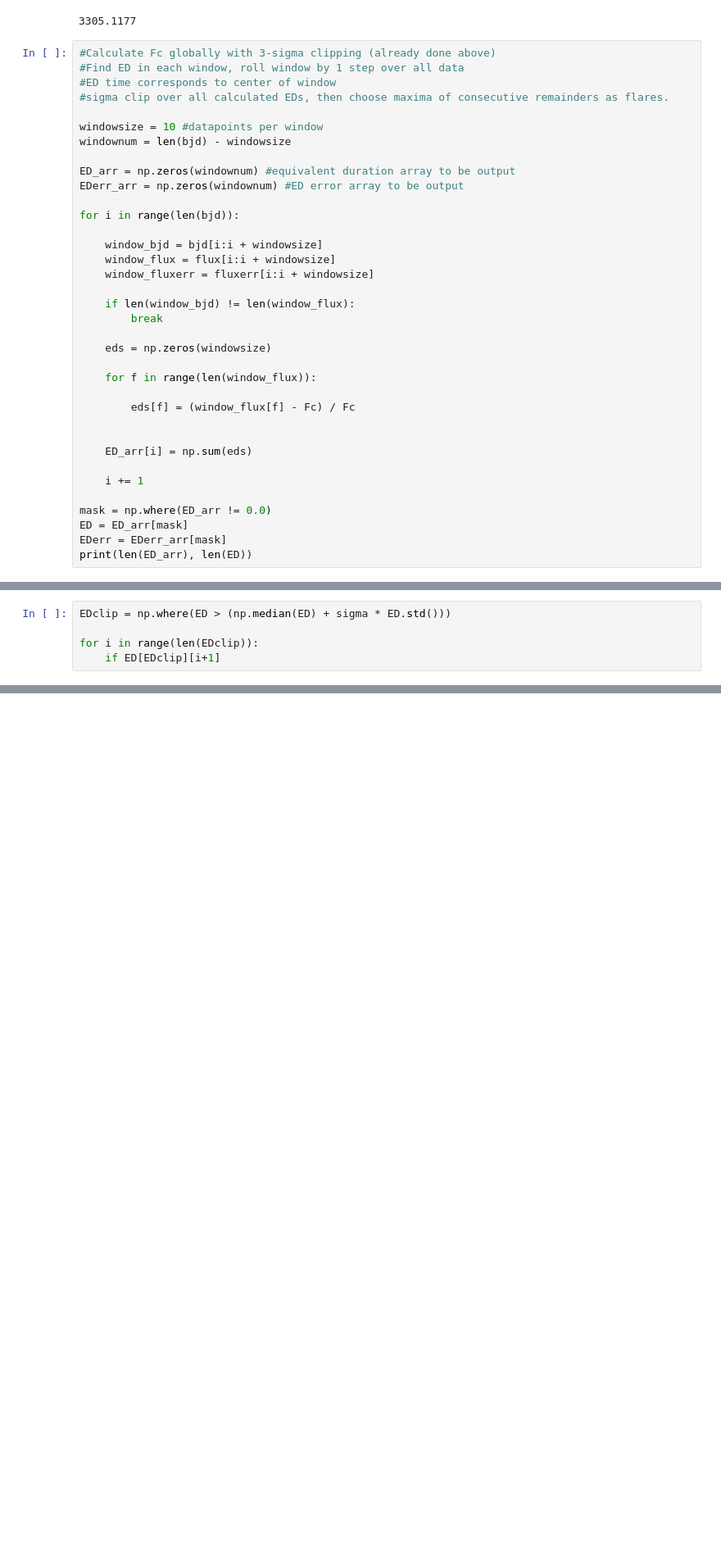
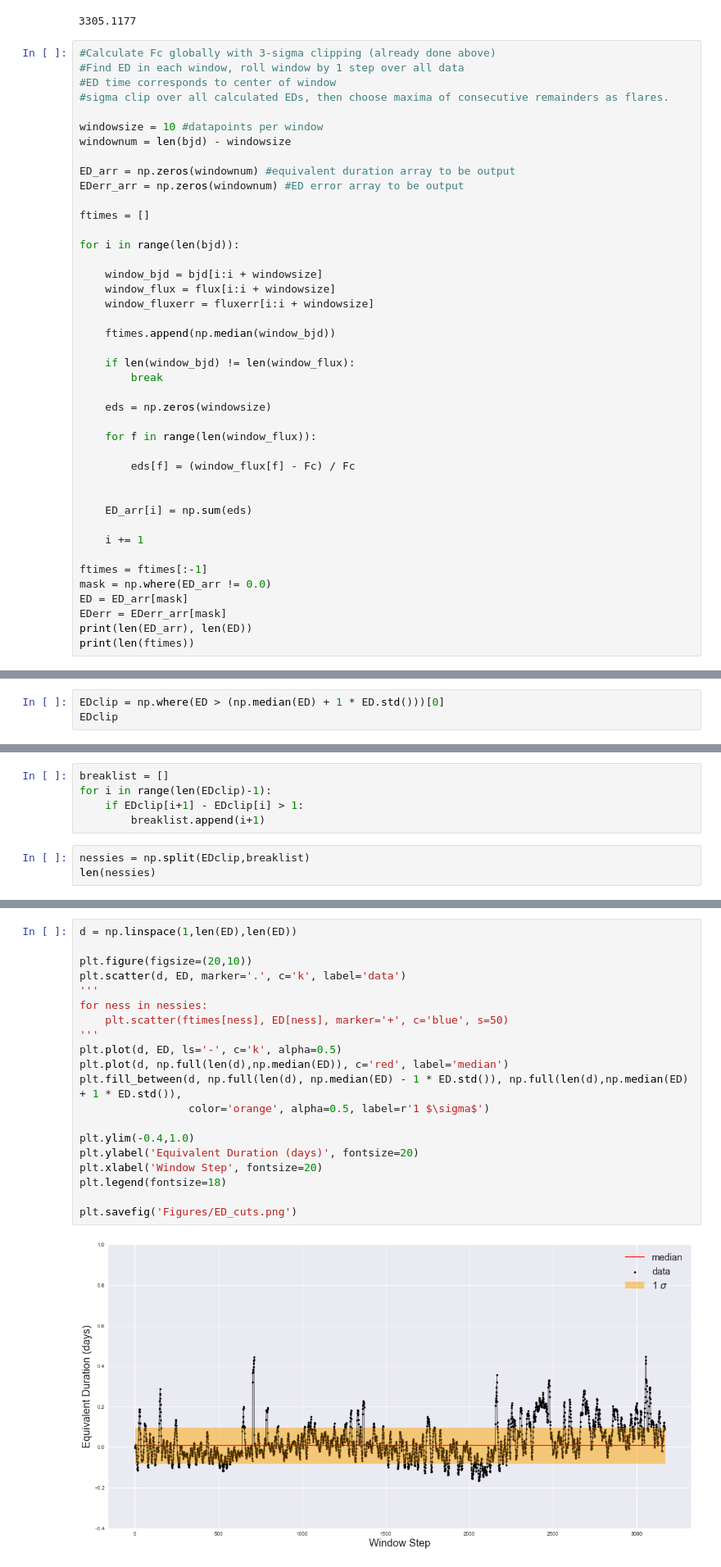
Before and after one commit to RileyWClarke/BiancoGroup, a Jupyter notebook: BiancoSummer2019.ipynb, the cells around one changed output, grey strips where cells are left out. Shown at 82% size. Saved outputs shown, nothing was run; the diff lists cells and outputs as text; blank space fills up the shorter version.

```diff
--- a/BiancoSummer2019.ipynb
+++ b/BiancoSummer2019.ipynb
@@ -1009,11 +1014,15 @@ windownum = len(bjd) - windowsize
 ED_arr = np.zeros(windownum) #equivalent duration array to be output
 EDerr_arr = np.zeros(windownum) #ED error array to be output
 
+ftimes = []
+
 for i in range(len(bjd)):
 
     window_bjd = bjd[i:i + windowsize]
     window_flux = flux[i:i + windowsize]
     window_fluxerr = fluxerr[i:i + windowsize]
+
+    ftimes.append(np.median(window_bjd))
 
     if len(window_bjd) != len(window_flux):
         break
@@ -1029,9 +1038,11 @@ for i in range(len(bjd)):
 
     i += 1
 
+ftimes = ftimes[:-1]
 mask = np.where(ED_arr != 0.0)
 ED = ED_arr[mask]
 EDerr = EDerr_arr[mask]
 print(len(ED_arr), len(ED))
+print(len(ftimes))
 # %% [output]
 3369 3168
@@ -1055,8 +1068,6 @@ plt.savefig('Figures/ED_cuts.png')
 # %% [output]
 [figure]
 # %%
-EDclip = np.where(ED > (np.median(ED) + sigma * ED.std()))
-
-for i in range(len(EDclip)):
-    if ED[EDclip][i+1]
+EDclip = np.where(ED > (np.median(ED) + 1 * ED.std()))[0]
+EDclip
 # %% [output]
@@ -1083,0 +1091,8 @@ np.median(ED) + sigma * ED.std()
+# %%
+breaklist = []
+for i in range(len(EDclip)-1):
+    if EDclip[i+1] - EDclip[i] > 1:
+        breaklist.append(i+1)
+# %%
+nessies = np.split(EDclip,breaklist)
+len(nessies)
@@ -1083,0 +1103,22 @@ np.median(ED) + sigma * ED.std()
+# %%
+d = np.linspace(1,len(ED),len(ED))
+
+plt.figure(figsize=(20,10))
+plt.scatter(d, ED, marker='.', c='k', label='data')
+'''
+for ness in nessies:
+    plt.scatter(ftimes[ness], ED[ness], marker='+', c='blue', s=50)
+'''
+plt.plot(d, ED, ls='-', c='k', alpha=0.5)
+plt.plot(d, np.full(len(d),np.median(ED)), c='red', label='median')
+plt.fill_between(d, np.full(len(d), np.median(ED) - 1 * ED.std()), np.full(len(d),np.median(ED) + 1 * ED.std()),
+                 color='orange', alpha=0.5, label=r'1 $\sigma$')
+
+plt.ylim(-0.4,1.0)
+plt.ylabel('Equivalent Duration (days)', fontsize=20)
+plt.xlabel('Window Step', fontsize=20)
+plt.legend(fontsize=18)
+
+plt.savefig('Figures/ED_cuts.png')
+# %% [output]
+[figure, added]
```
Also changed, not shown: parts of 11 cells of this notebook, 6 other files.
